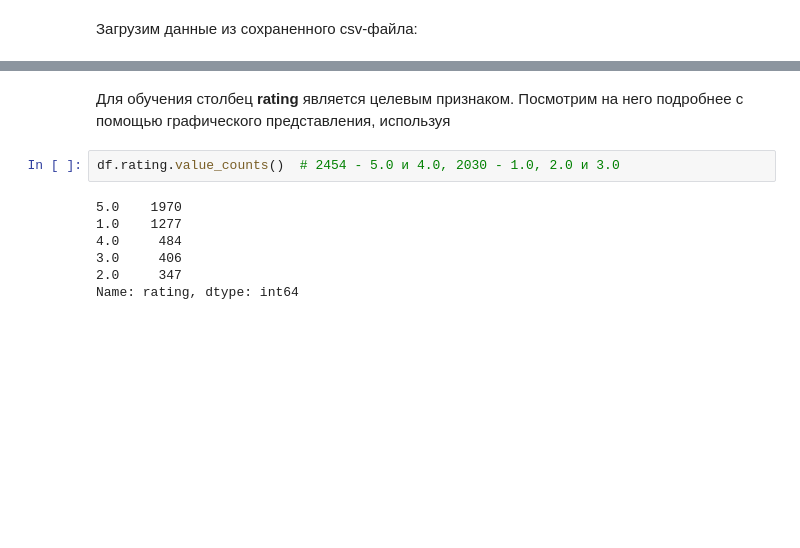
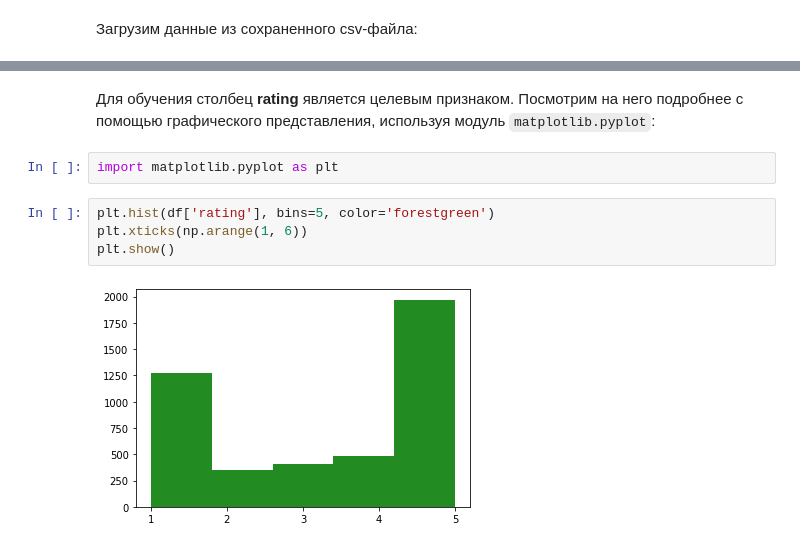
Before and after one commit to Alice15423/sentiment_analysis, a Jupyter notebook: reseach/sentiment_analysis.ipynb, the cells around one changed output, grey strips where cells are left out. Cells and saved outputs as stored; diff of their text form; blank space fills up the shorter version.

```diff
--- a/reseach/sentiment_analysis.ipynb
+++ b/reseach/sentiment_analysis.ipynb
@@ -330,11 +331,10 @@ df.head()
 # %% [markdown]
-Для обучения столбец **rating** является целевым признаком. Посмотрим на него подробнее с помощью графического представления, используя
+Для обучения столбец **rating** является целевым признаком. Посмотрим на него подробнее с помощью графического представления, используя модуль `matplotlib.pyplot`:
-# %%
-df.rating.value_counts()  # 2454 - 5.0 и 4.0, 2030 - 1.0, 2.0 и 3.0
-# %% [output]
-5.0    1970
-1.0    1277
-4.0     484
-3.0     406
-2.0     347
-Name: rating, dtype: int64
+# %%
+import matplotlib.pyplot as plt
+# %%
+plt.hist(df['rating'], bins=5, color='forestgreen')
+plt.xticks(np.arange(1, 6))
+plt.show()
+# %% [output]
+[figure, added]
```
Also changed, not shown: parts of 17 cells of this notebook, 4 other files.
